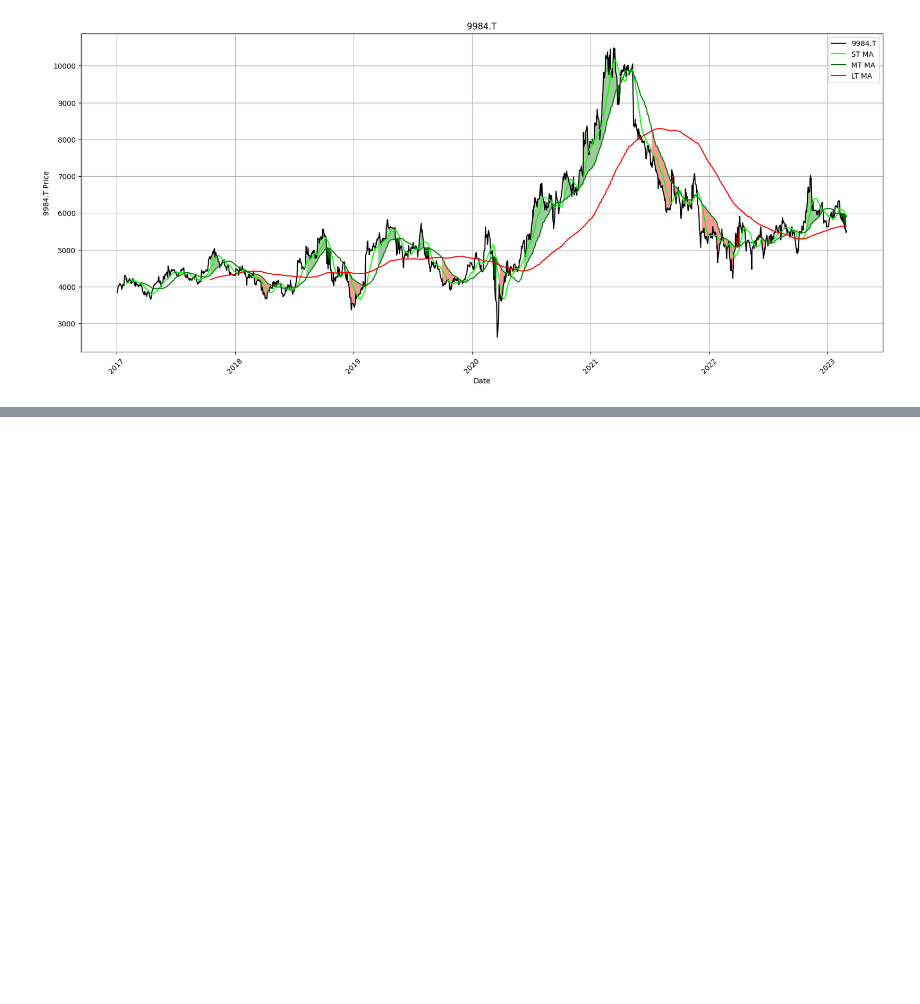
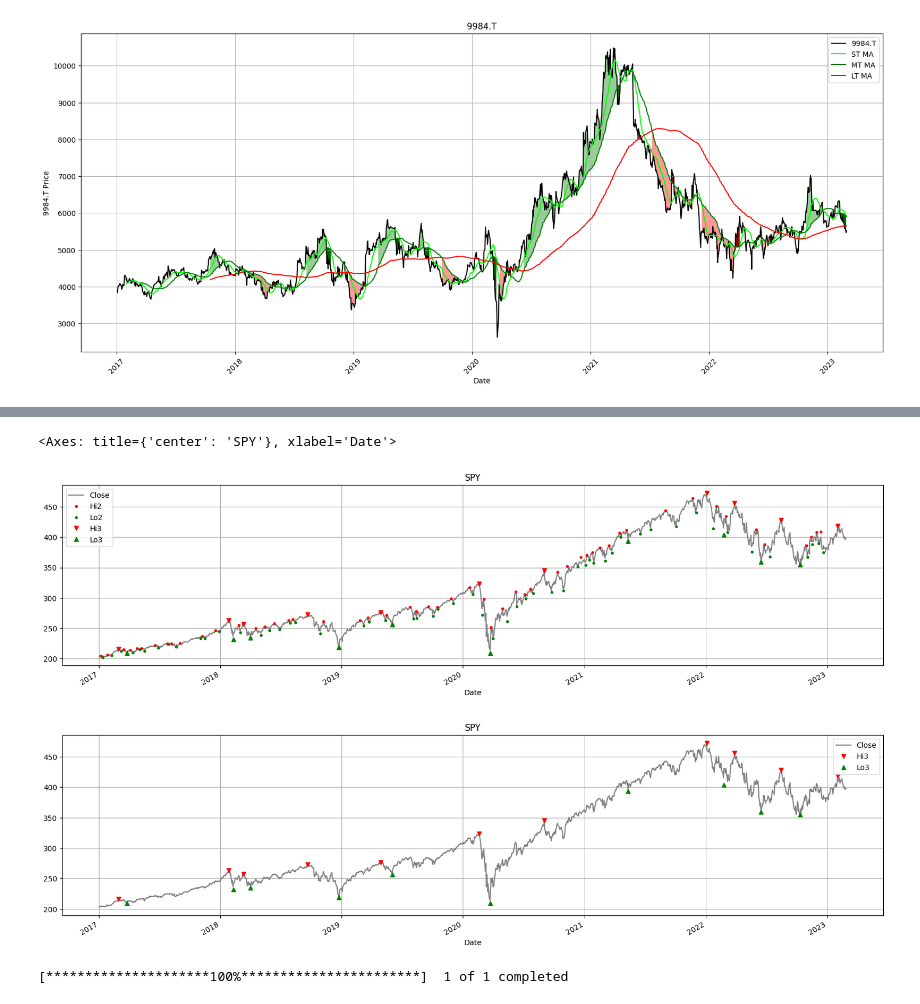
Before and after one commit to robertjosephwayne/algorithmic-short-selling, a Jupyter notebook: regime_definition.ipynb, the cells around one changed output, grey strips where cells are left out. Drawn from its saved outputs; the diff is of its cells as text; code cells hidden in the pictures; blank space fills up the shorter version.

```diff
--- a/regime_definition.ipynb
+++ b/regime_definition.ipynb
@@ -311,0 +565,42 @@ graph_regime_combo(ticker,df,_c,rg,lo,hi,slo,shi,clg,flr,rg_ch,ma_st,ma_mt,ma_lt
+# %%
+def retracement_swing(df, _sign, _swg, _c, hh_ll_dt, hh_ll, vlty, retrace_vol, retrace_pct):
+    if _sign == 1:
+        retracement = df.loc[hh_ll_dt:, _c].min() - hh_ll
+
+        if (vlty > 0) & (retrace_vol > 0) & ((abs(retracement / vlty) - retrace_vol) > 0):
+            df.at[hh_ll_dt, _swg] = hh_ll
+        elif (retrace_pct > 0) & ((abs(retracement / hh_ll) - retrace_pct) > 0):
+            df.at[hh_ll_dt, _swg] = hh_ll
+
+    elif _sign == -1:
+        retracement = df.loc[hh_ll_dt:, _c].max() - hh_ll
+        if (vlty > 0) & (retrace_vol > 0) & ((round(retracement / vlty, 1) - retrace_vol) > 0):
+            df.at[hh_ll_dt, _swg] = hh_ll
+        elif (retrace_pct > 0) & ((round(retracement / hh_ll, 4) - retrace_pct) > 0):
+            df.at[hh_ll_dt, _swg] = hh_ll
+    else:
+        retracement = 0
+    return df
+
+
+_o, _h, _l, _c = lower_upper_OHLC(df, relative=False)
+
+vlty = round(average_true_range(df=df, _h=_h, _l=_l, _c=_c, n=63)[hh_ll_dt], 2)
+dist_vol = 5 * vlty
+dist_pct = 0.05
+_sign = test_distance(ud, bs, hh_ll, dist_vol, dist_pct)
+df = retest_swing(df, _sign, _rt, hh_ll_dt, hh_ll, _c, _swg)
+retrace_vol = 2.5 * vlty
+retrace_pct = 0.05
+df = retracement_swing(df, _sign, _swg, _c, hh_ll_dt, hh_ll, vlty, retrace_vol, retrace_pct)
+
+df[[_c, _hi, _lo, shi, slo]].plot(
+    style=['grey', 'r.', 'g.', 'rv', 'g^'],
+    figsize=(20, 5), grid=True, title=str.upper(ticker))
+
+df[[_c, shi, slo]].plot(style=['grey', 'rv', 'g^'],
+                        figsize=(20, 5), grid=True, title=str.upper(ticker))
+# %% [output]
+<Axes: title={'center': 'SPY'}, xlabel='Date'>
+[figure, added]
+[figure, added]
@@ -311,0 +643,36 @@ graph_regime_combo(ticker,df,_c,rg,lo,hi,slo,shi,clg,flr,rg_ch,ma_st,ma_mt,ma_lt
+# %%
+bm_df = pd.DataFrame()
+bm_col = 'ONEQ'
+ccy_col = 'USD'
+dgt = 3
+bm_df[bm_col] = round(yf.download(tickers=bm_col, start=start, end=end, interval="1d",
+                                  group_by='column', auto_adjust=True, prepost=True,
+                                  threads=True, proxy=None)['Close'], 2)
+bm_df[ccy_col] = 1
+
+df = raw_data.copy()
+# ohlc = ['Open','High','Low','Close']
+# _o,_h,_l,_c = [ohlc[h] for h in range(len(ohlc))]
+_o, _h, _l, _c = lower_upper_OHLC(df, relative=False)
+rhs = ['Hi1', 'Lo1', 'Hi2', 'Lo2', 'Hi3', 'Lo3']
+rt_hi, rt_lo, _hi, _lo, shi, slo = [rhs[h] for h in range(len(rhs))]
+df = relative(df, _o, _h, _l, _c, bm_df, bm_col, ccy_df=bm_df,
+              ccy_col=ccy_col, dgt=dgt, start=start, end=end, rebase=True)
+
+for a in np.arange(0, 2):
+    df = historical_swings(df, _o, _h, _l, _c, dist=None, hurdle=None)
+    df = cleanup_latest_swing(df, shi, slo, rt_hi, rt_lo)
+    ud, bs, bs_dt, _rt, _swg, hh_ll, hh_ll_dt = latest_swing_variables(df, shi, slo, rt_hi, rt_lo, _h, _l, _c)
+    vlty = round(average_true_range(df=df, _h=_h, _l=_l, _c=_c, n=63)[hh_ll_dt], 2)
+    dist_vol = 5 * vlty
+    dist_pct = 0.05
+    _sign = test_distance(ud, bs, hh_ll, dist_vol, dist_pct)
+    df = retest_swing(df, _sign, _rt, hh_ll_dt, hh_ll, _c, _swg)
+    retrace_vol = 2.5 * vlty
+    retrace_pct = 0.05
+    df = retracement_swing(df, _sign, _swg, _c, hh_ll_dt, hh_ll, vlty, retrace_vol, retrace_pct)
+    _o, _h, _l, _c = lower_upper_OHLC(df, relative=True)
+    rrhs = ['rH1', 'rL1', 'rH2', 'rL2', 'rH3', 'rL3']
+    rt_hi, rt_lo, _hi, _lo, shi, slo = [rrhs[h] for h in range(len(rrhs))]
+# %% [output]
+[*********************100%***********************]  1 of 1 completed
```
Also changed, not shown: parts of 18 cells of this notebook.
